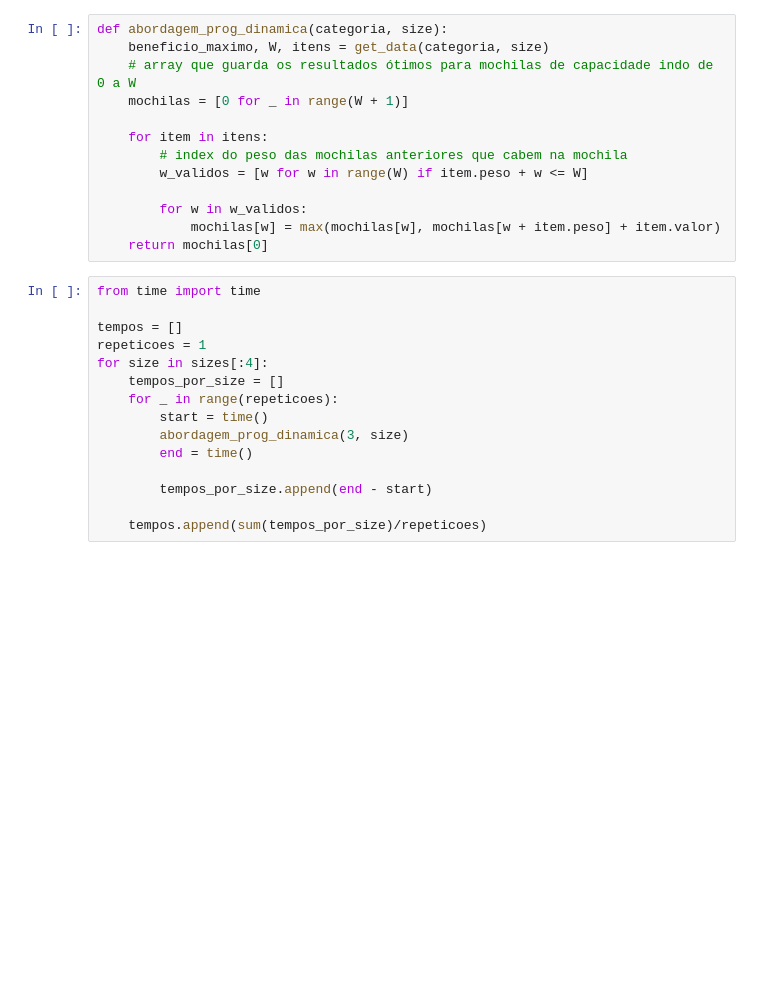
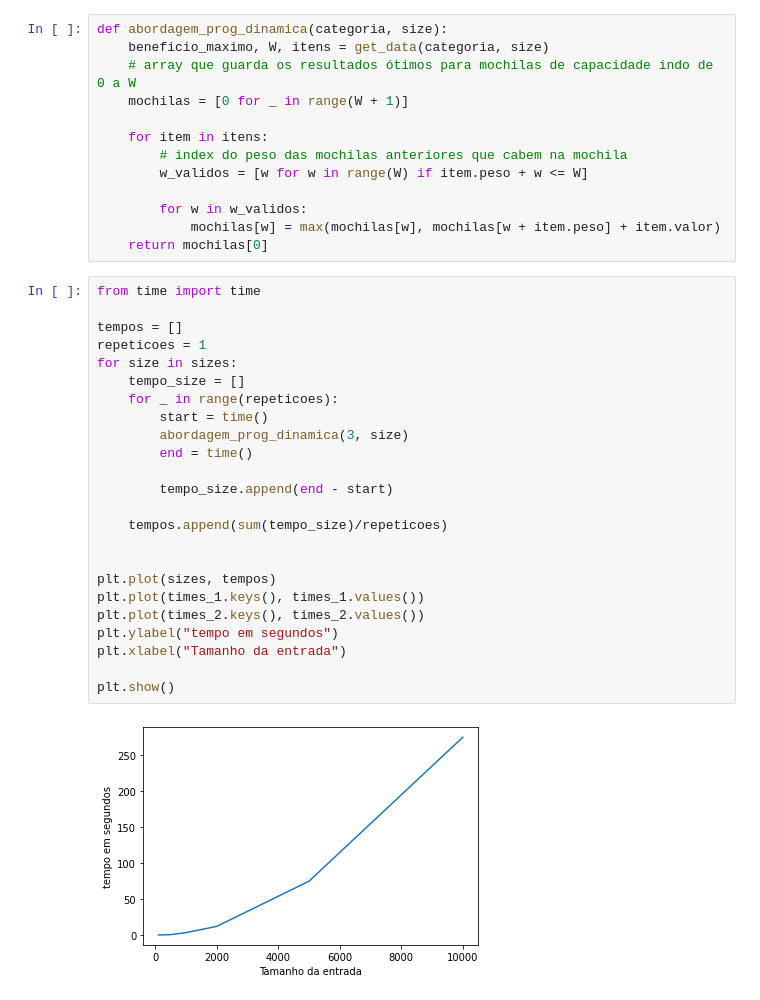
Before and after one commit to MatheusNSantiago/O-Problema-da-Mochila---Analise-de-Algoritmos, a Jupyter notebook: main.ipynb, the cells around one changed output. Drawn from its saved outputs; the diff is of its cells as text; blank space fills up the shorter version.

```diff
--- a/main.ipynb
+++ b/main.ipynb
@@ -170,15 +171,26 @@ def abordagem_prog_dinamica(categoria, size):
 # %%
 from time import time
 
 tempos = []
 repeticoes = 1
-for size in sizes[:4]:
-    tempos_por_size = []
+for size in sizes:
+    tempo_size = []
     for _ in range(repeticoes):
         start = time()
         abordagem_prog_dinamica(3, size)
         end = time()
 
-        tempos_por_size.append(end - start)
+        tempo_size.append(end - start)
 
-    tempos.append(sum(tempos_por_size)/repeticoes)
+    tempos.append(sum(tempo_size)/repeticoes)
+
+
+plt.plot(sizes, tempos)
+plt.plot(times_1.keys(), times_1.values())
+plt.plot(times_2.keys(), times_2.values())
+plt.ylabel("tempo em segundos")
+plt.xlabel("Tamanho da entrada")
+
+plt.show()
+# %% [output]
+[figure, added]
```
Also changed, not shown: parts of 2 cells of this notebook, 1 other file.
